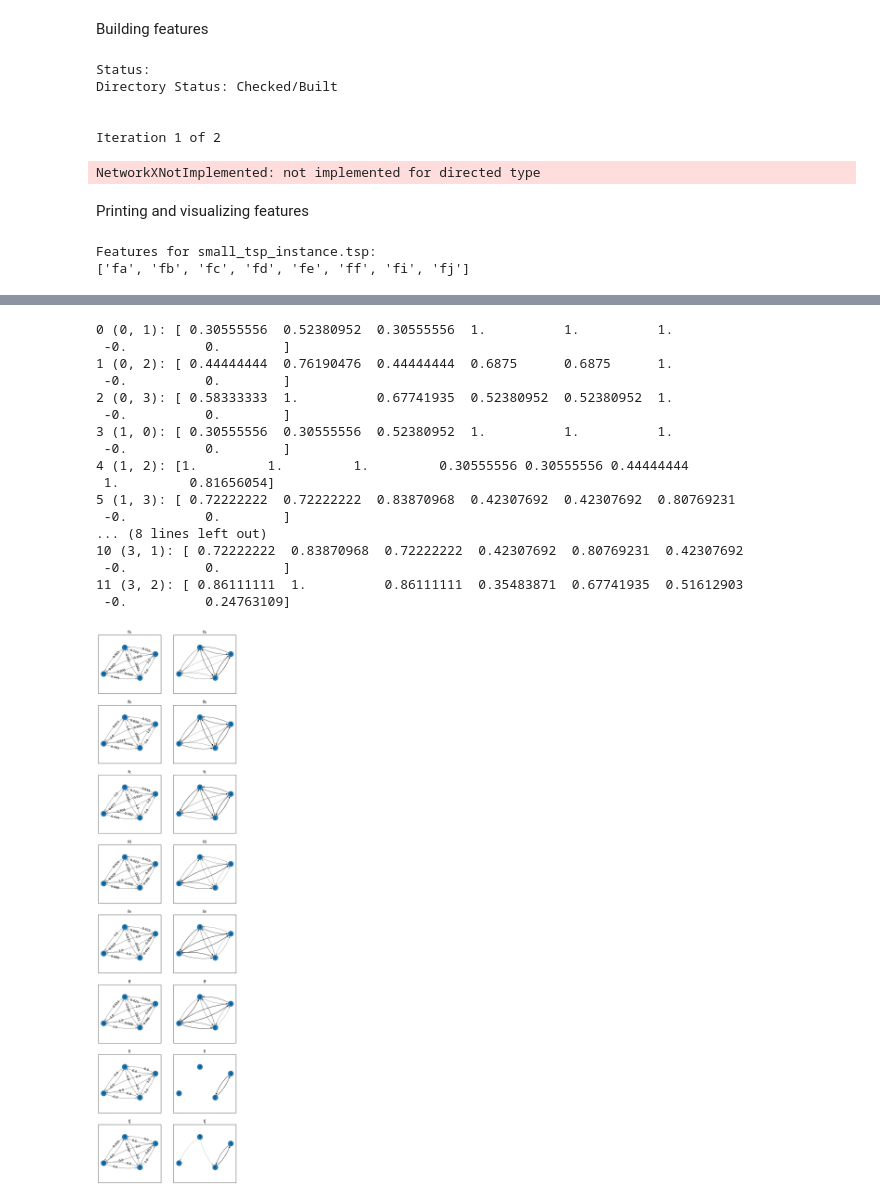
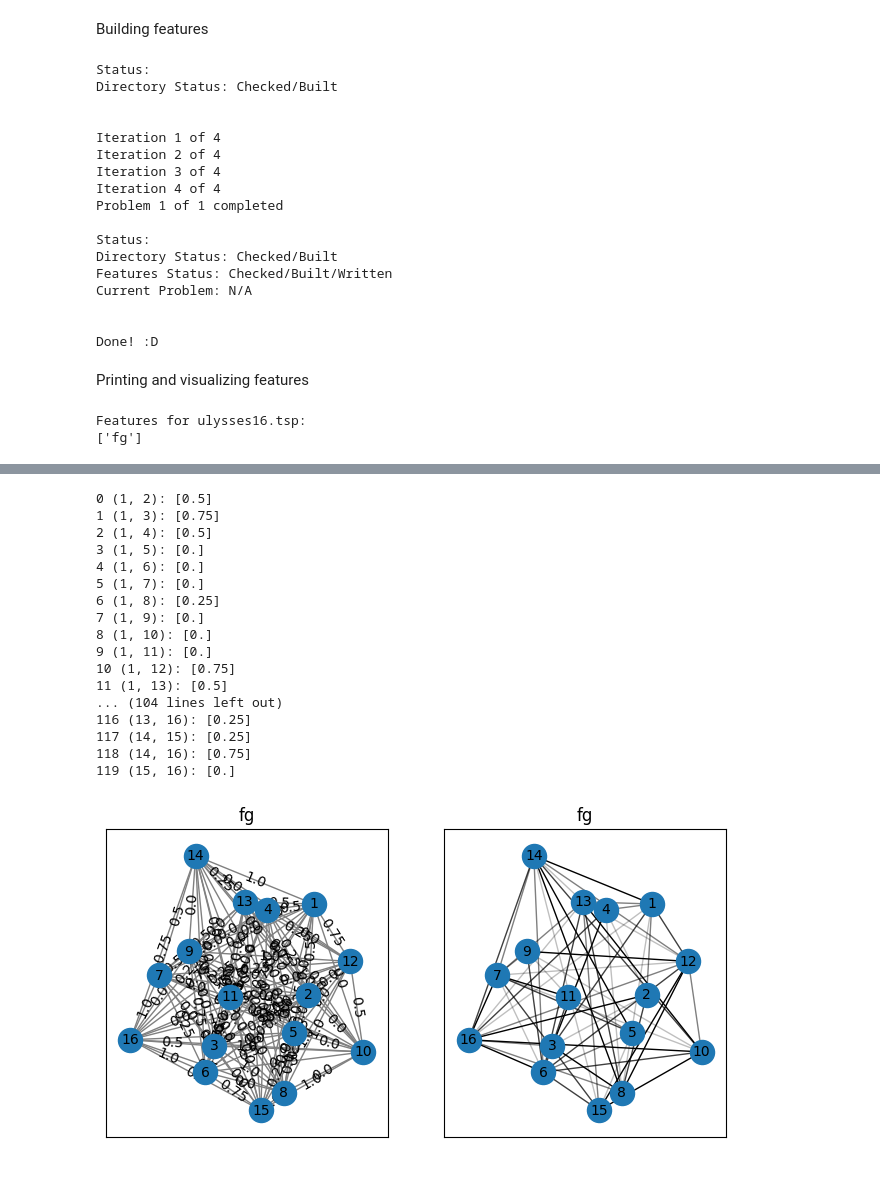
Before and after one commit to krishnabhattaram/TSPPruning, a Jupyter notebook: optlearn/extraction_demo.ipynb, the cells around one changed output, grey strips where cells are left out. Drawn from its saved outputs; the diff is of its cells as text; code cells hidden in the pictures; blank space fills up the shorter version.

Commit message:
Get fg working for undirected graph, start documenting special problems and feature restrictions

```diff
--- a/optlearn/extraction_demo.ipynb
+++ b/optlearn/extraction_demo.ipynb
@@ -8,7 +8,7 @@ PROBLEMS_DIR = os.path.join(DATA_DIR, 'problems')
 FEATURES_DIR = os.path.join(DATA_DIR, 'npy')
 # See the functions dict (line 478) in ./optlearn/optlearn/feature/features.py
 # For any feature computation function named compute_fX_edges, you can add fX here
-DESIRED_EDGE_FEATURES = ['fg']
+# DESIRED_EDGE_FEATURES = ['fg']
 # DESIRED_EDGE_FEATURES = ['fa', 'fb', 'fc', 'fd', 'fe', 'ff', 'fg', 'fi', 'fj']
 DRAW = False # Display edges with weights and features in build_features
 # %% [markdown]
@@ -21,8 +21,19 @@ Status:
 Directory Status: Checked/Built
 
 
-Iteration 1 of 2
+Iteration 1 of 4
+Iteration 2 of 4
+Iteration 3 of 4
+Iteration 4 of 4
+Problem 1 of 1 completed
+
+Status:
+Directory Status: Checked/Built
+Features Status: Checked/Built/Written
+Current Problem: N/A
+
+
+Done! :D
-NetworkXNotImplemented: not implemented for directed type
 # %% [markdown]
 Printing and visualizing features
 # %%
@@ -46,7 +57,7 @@ ARC_RADIUS = 0.15
 def draw_full_graph(ax=None, use_alpha=False):
 	nx.draw_networkx_nodes(G, pos, ax=ax)
 	nx.draw_networkx_labels(G, pos, font_size=10, ax=ax)
-	connectionstyle = [f'arc3,rad={ARC_RADIUS}']
+	connectionstyle = 'arc3' + (f',rad={ARC_RADIUS}' if G.is_directed() else '')
 	nx.draw_networkx_edges(
 		G,
 		pos,
@@ -60,7 +71,7 @@ def draw_full_graph(ax=None, use_alpha=False):
 			G,
 			pos,
 			labels,
-			label_pos=0.3,
+			label_pos=(0.3 if G.is_directed() else 0.5),
 			bbox={"alpha": 0},
 			ax=ax,
 			connectionstyle=connectionstyle
@@ -92,7 +103,10 @@ for problem_file_name in os.listdir(PROBLEMS_DIR):
 
 	# Based on
 	# https://networkx.org/documentation/latest/auto_examples/drawing/plot_multigraphs.html#sphx-glr-auto-examples-drawing-plot-multigraphs-py
-	fig, axes = plt.subplots(len(DESIRED_EDGE_FEATURES), 2)
+	fig, ax = plt.subplots(len(DESIRED_EDGE_FEATURES), 2)
+	# Standardizes ax as a 2D list
+	if len(DESIRED_EDGE_FEATURES) == 1:
+		ax = [ax]
 	for edge_idx, edge in enumerate(edges):
 		print(f'{edge_idx} {edge}: {features_data[edge_idx]}')
 	for feature_idx, feature in enumerate(DESIRED_EDGE_FEATURES):
@@ -100,15 +114,15 @@ for problem_file_name in os.listdir(PROBLEMS_DIR):
 		for edge_idx, edge in enumerate(edges):
 			labels[edge] = round(features_data[edge_idx][feature_idx], 3)
 
-		ax_numeric = axes[feature_idx][0]
+		ax_numeric = ax[feature_idx][0]
 		draw_full_graph(ax=ax_numeric)
 		ax_numeric.set_title(feature)
 
-		ax_alpha = axes[feature_idx][1]
+		ax_alpha = ax[feature_idx][1]
 		draw_full_graph(ax=ax_alpha, use_alpha=True)
 		ax_alpha.set_title(feature)
 	fig.set_size_inches(PYPLOT_WIDTH_INCHES, PYPLOT_HEIGHT_INCHES)
 	plt.show()
 # %% [output]
-Features for small_tsp_instance.tsp:
-['fa', 'fb', 'fc', 'fd', 'fe', 'ff', 'fi', 'fj']
+Features for ulysses16.tsp:
+['fg']
@@ -116,18 +130,18 @@ Features for small_tsp_instance.tsp:
-0 (0, 1): [ 0.30555556  0.52380952  0.30555556  1.          1.          1.
- -0.          0.        ]
-1 (0, 2): [ 0.44444444  0.76190476  0.44444444  0.6875      0.6875      1.
- -0.          0.        ]
-2 (0, 3): [ 0.58333333  1.          0.67741935  0.52380952  0.52380952  1.
- -0.          0.        ]
-3 (1, 0): [ 0.30555556  0.30555556  0.52380952  1.          1.          1.
- -0.          0.        ]
-4 (1, 2): [1.         1.         1.         0.30555556 0.30555556 0.44444444
- 1.         0.81656054]
-5 (1, 3): [ 0.72222222  0.72222222  0.83870968  0.42307692  0.42307692  0.80769231
- -0.          0.        ]
-... (8 lines left out)
-10 (3, 1): [ 0.72222222  0.83870968  0.72222222  0.42307692  0.80769231  0.42307692
- -0.          0.        ]
-11 (3, 2): [ 0.86111111  1.          0.86111111  0.35483871  0.67741935  0.51612903
- -0.          0.24763109]
+0 (1, 2): [0.5]
+1 (1, 3): [0.75]
+2 (1, 4): [0.5]
+3 (1, 5): [0.]
+4 (1, 6): [0.]
+5 (1, 7): [0.]
+6 (1, 8): [0.25]
+7 (1, 9): [0.]
+8 (1, 10): [0.]
+9 (1, 11): [0.]
+10 (1, 12): [0.75]
+11 (1, 13): [0.5]
+... (104 lines left out)
+116 (13, 16): [0.25]
+117 (14, 15): [0.25]
+118 (14, 16): [0.75]
+119 (15, 16): [0.]
-[figure, old version]
+[figure, new version]
```
Also changed, not shown: parts of 1 cell of this notebook, 2 other files.
